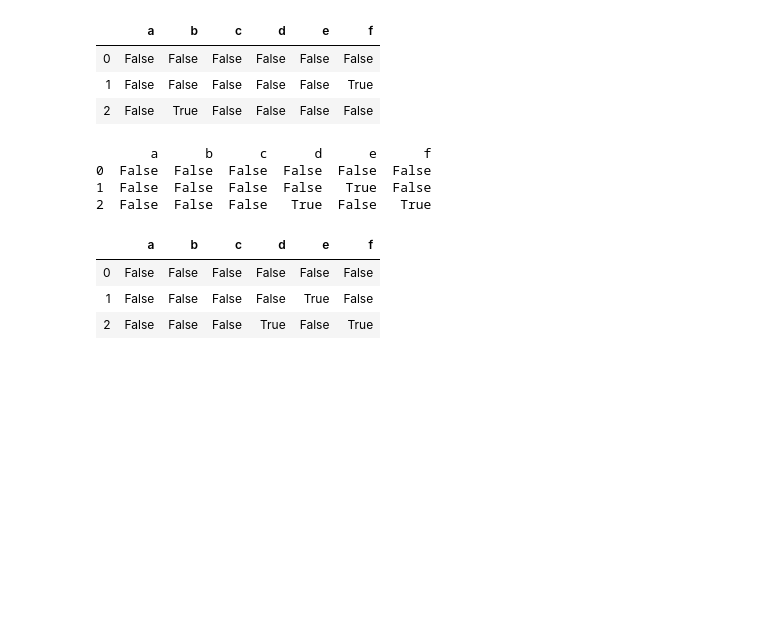
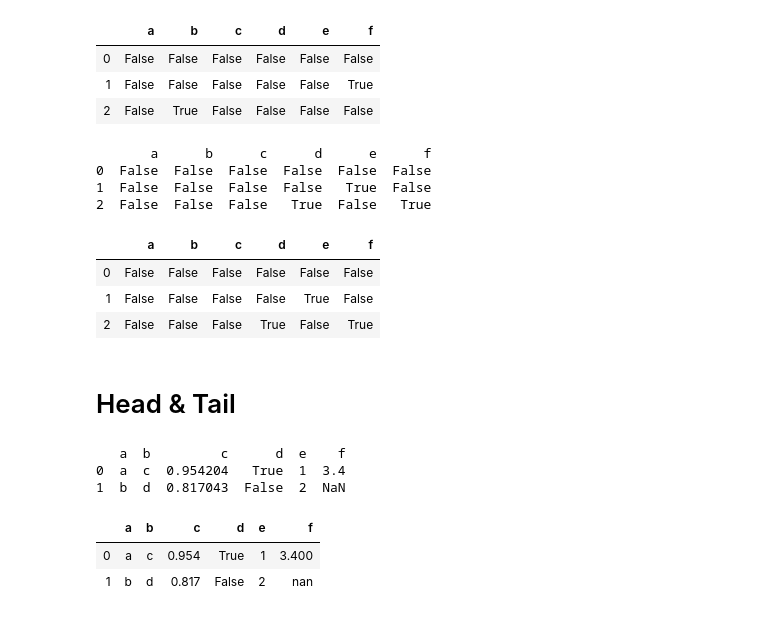
Before and after one commit to najafmurtaza/Analytica, a Jupyter notebook: Test Lib.ipynb, the cells around one changed output. Drawn from its saved outputs; the diff is of its cells as text; code cells hidden in the pictures; blank space fills up the shorter version.

Commit message:
added `head` and `tail` method

```diff
--- a/Test Lib.ipynb
+++ b/Test Lib.ipynb
@@ -785,3 +785,15 @@ alt_df2.isna()
 | 0 | False | False | False | False | False | False |
 | 1 | False | False | False | False | True | False |
 | 2 | False | False | False | True | False | True |
+# %% [markdown]
+# Head & Tail
+# %%
+print(pd_df.head(2))
+alt_df.head(2)
+# %% [output]
+   a  b         c      d  e    f
+0  a  c  0.954204   True  1  3.4
+1  b  d  0.817043  False  2  NaN
+|  | a | b | c | d | e | f |
+| 0 | a | c | 0.954 | True | 1 | 3.400 |
+| 1 | b | d | 0.817 | False | 2 | nan |
```
Also changed, not shown: parts of 27 cells of this notebook, 2 other files.
